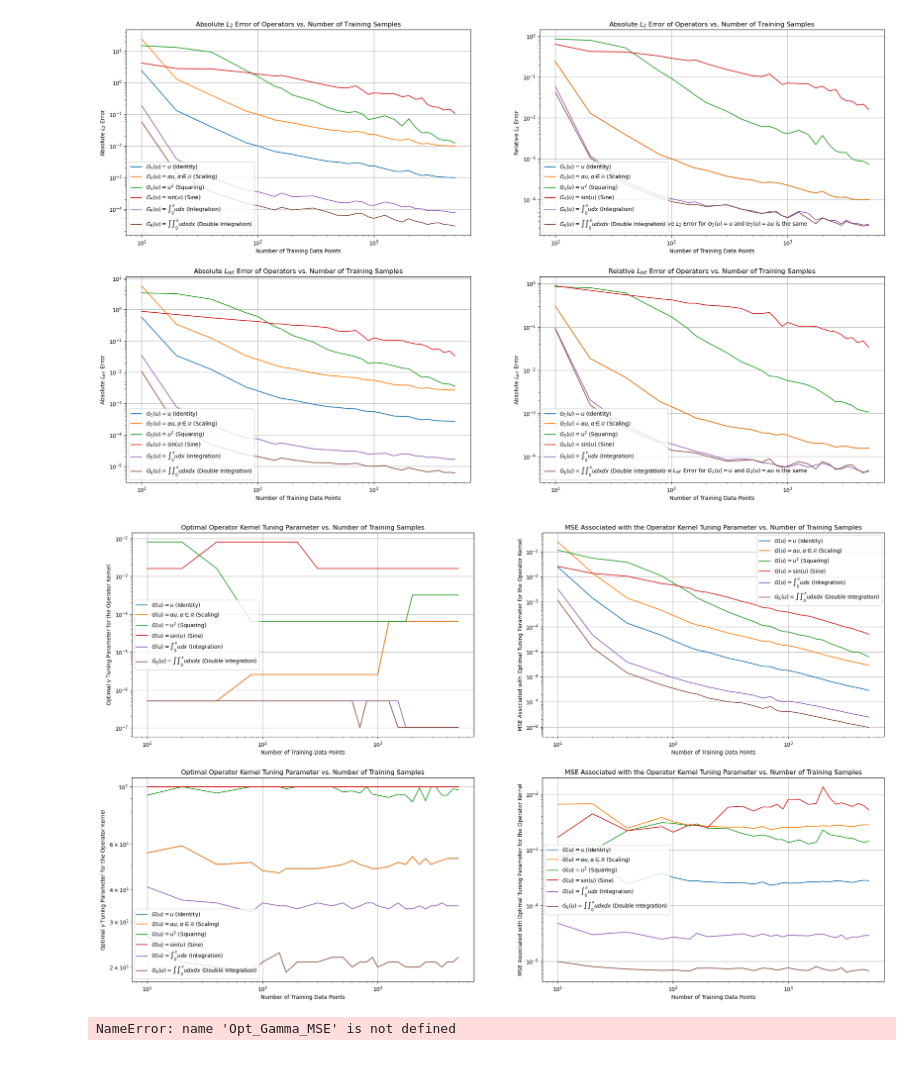
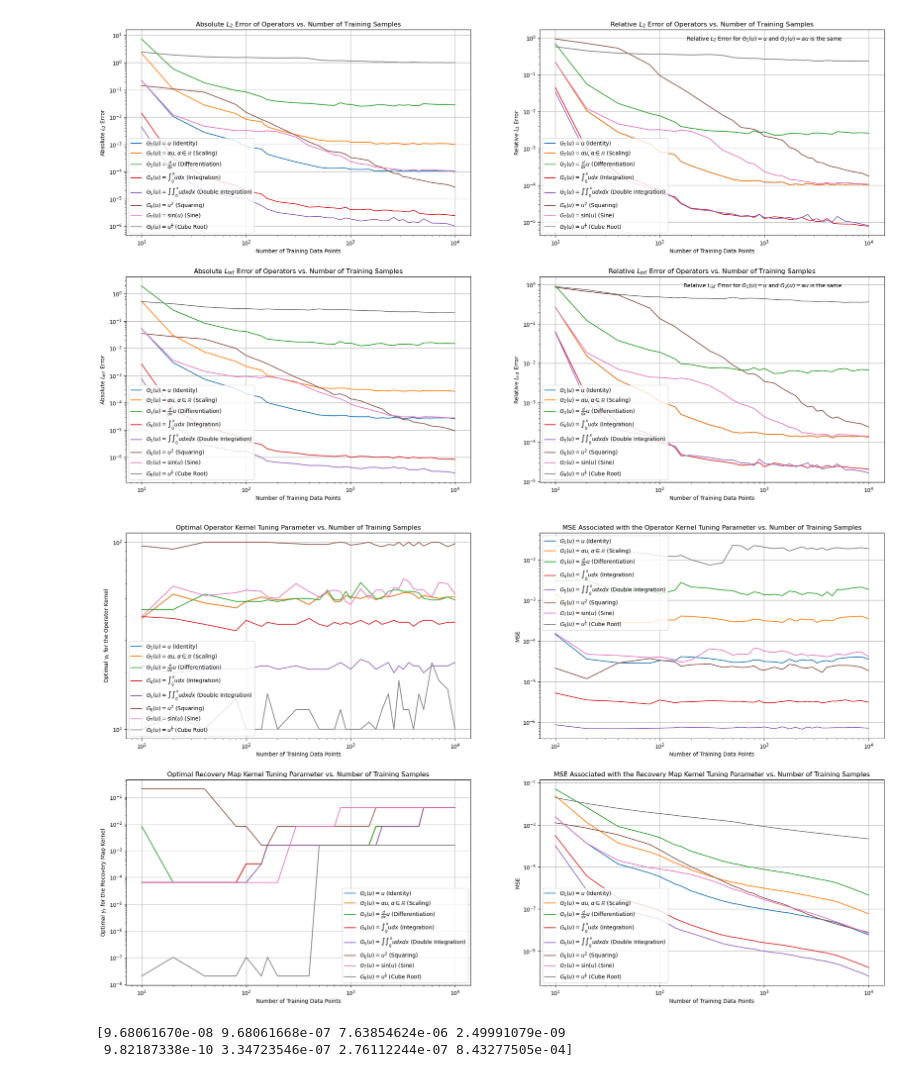
Before and after one commit to Levent-Batakci/OpL, a Jupyter notebook: KernelMethod_GP_Error.ipynb, the cells around one changed output. Cells and saved outputs as stored; diff of their text form; code cells hidden in the pictures.

Commit message:
Included Additional Operators and Normalized Inputs

```diff
--- a/KernelMethod_GP_Error.ipynb
+++ b/KernelMethod_GP_Error.ipynb
@@ -161,11 +193,15 @@ def Data_vals(N):
       xi = np.random.randn(N_mesh)
       u_test [:, i] = np.dot(Cov_matrix_sqrt, xi)
 
+    u_train = u_train*1./np.linalg.norm(u_train, axis=0)
+    u_test = u_test*1./np.linalg.norm(u_test, axis=0)
+
     return u_train, u_test, N_train, N_test
 # %%
 ## Training and test functions
-N = [10, 20, 40, 80, 100, 140, 160, 200, 300, 400, 500, 600, 700, 800, 900, 1000, 1250, 1500, 1750, 2000, 2300, 2600, 2900, 3200, 3600, 4000, 4500, 5000]
-Errs_op_mesh = np.zeros((6,10,len(N)))
+N = [10, 20, 40, 80, 100, 140, 160, 200, 300, 400, 500, 600, 700, 800, 900, 1000, 1250, 1500, 1750, 2000, 2300, 2600, 2900, 3200, 3600, 4000, 4500, 5000, 6000, 7000, 8500, 10000]
+Num_ops = 8
+Errs_op_mesh = np.zeros((Num_ops,10,len(N)))
 
 for i in range(0,len(N)):
     u_train, u_test, N_train, N_test = Data_vals(N[i])
@@ -216,60 +252,61 @@ fig.set_size_inches(25,15)
 #ax[0,1].legend(['$G(u) = u$ (Identity)', r'$G(u) = \alpha u, \alpha \in \mathbb{R}$ (Scaling)', '$G(u) = u^2$ (Squaring)', '$G(u) = \sin(u)$ (Sine)', '$G(u) = \int_0^x u dx$ (Integration)'])
 #ax[0,1].grid()
 
-ax[0,0].loglog(np.outer(np.ones((6,)),N).T,L2_Errs.T)
+ax[0,0].loglog(np.outer(np.ones((Num_ops,)),N).T,L2_Errs.T)
 ax[0,0].set( xlabel ='Number of Training Data Points', ylabel='Absolute $L_2$ Error', title = "Absolute $L_2$ Error of Operators vs. Number of Training Samples")
-ax[0,0].legend(['$G_1(u) = u$ (Identity)', r'$G_2(u) = \alpha u, \alpha \in \mathbb{R}$ (Scaling)', '$G_3(u) = u^2$ (Squaring)', '$G_4(u) = \sin(u)$ (Sine)', '$G_5(u) = \int_0^x u dx$ (Integration)', '$G_6(u) = \int \int_0^x u dx dx$ (Double Integration)'])
+ax[0,0].legend(['$G_1(u) = u$ (Identity)', r'$G_2(u) = \alpha u, \alpha \in \mathbb{R}$ (Scaling)', '$G_3(u) = \\frac{d}{dx} u$ (Differentiation)', '$G_4(u) = \int_0^x u dx$ (Integration)', '$G_5(u) = \int \int_0^x u dx dx$ (Double Integration)','$G_6(u) = u^2$ (Squaring)', '$G_7(u) = \sin(u)$ (Sine)','$G_8(u) = u^{\\frac{1}{3}}$ (Cube Root)'])
 ax[0,0].grid()
 
-ax[0,1].loglog(np.outer(np.ones((6,)),N).T,L2_Errs_Rel.T)
-ax[0,1].set( xlabel ='Number of Training Data Points', ylabel='Relative $L_2$ Error', title = "Absolute $L_2$ Error of Operators vs. Number of Training Samples")
-ax[0,1].legend(['$G_1(u) = u$ (Identity)', r'$G_2(u) = \alpha u, \alpha \in \mathbb{R}$ (Scaling)', '$G_3(u) = u^2$ (Squaring)', '$G_4(u) = \sin(u)$ (Sine)', '$G_5(u) = \int_0^x u dx$ (Integration)', '$G_6(u) = \int \int_0^x u dx dx$ (Double Integration)'])
+ax[0,1].loglog(np.outer(np.ones((Num_ops,)),N).T,L2_Errs_Rel.T)
+ax[0,1].set( xlabel ='Number of Training Data Points', ylabel='Relative $L_2$ Error', title = "Relative $L_2$ Error of Operators vs. Number of Training Samples")
+ax[0,1].legend(['$G_1(u) = u$ (Identity)', r'$G_2(u) = \alpha u, \alpha \in \mathbb{R}$ (Scaling)', '$G_3(u) = \\frac{d}{dx} u$ (Differentiation)', '$G_4(u) = \int_0^x u dx$ (Integration)', '$G_5(u) = \int \int_0^x u dx dx$ (Double Integration)','$G_6(u) = u^2$ (Squaring)', '$G_7(u) = \sin(u)$ (Sine)','$G_8(u) = u^{\\frac{1}{3}}$ (Cube Root)'])
 ax[0,1].grid()
-ax[0,1].annotate('Relative $L_2$ Error for $G_1(u) = u$ and $G_2(u) = au$ is the same', xy=(0.8, 0), xycoords='axes fraction', xytext=(-20, 20), textcoords='offset pixels', horizontalalignment='right', verticalalignment='bottom')
+ax[0,1].annotate('Relative $L_2$ Error for $G_1(u) = u$ and $G_2(u) = au$ is the same', xy=(0.9, 0.9), xycoords='axes fraction', xytext=(-20, 20), textcoords='offset pixels', horizontalalignment='right', verticalalignment='bottom')
 
-ax[1,0].loglog(np.outer(np.ones((6,)),N).T,Linf_Errs.T)
+ax[1,0].loglog(np.outer(np.ones((Num_ops,)),N).T,Linf_Errs.T)
 ax[1,0].set( xlabel ='Number of Training Data Points', ylabel='Absolute $L_\inf$ Error', title = "Absolute $L_\inf$ Error of Operators vs. Number of Training Samples")
-ax[1,0].legend(['$G_1(u) = u$ (Identity)', r'$G_2(u) = \alpha u, \alpha \in \mathbb{R}$ (Scaling)', '$G_3(u) = u^2$ (Squaring)', '$G_4(u) = \sin(u)$ (Sine)', '$G_5(u) = \int_0^x u dx$ (Integration)', '$G_6(u) = \int \int_0^x u dx dx$ (Double Integration)'])
+ax[1,0].legend(['$G_1(u) = u$ (Identity)', r'$G_2(u) = \alpha u, \alpha \in \mathbb{R}$ (Scaling)', '$G_3(u) = \\frac{d}{dx} u$ (Differentiation)', '$G_4(u) = \int_0^x u dx$ (Integration)', '$G_5(u) = \int \int_0^x u dx dx$ (Double Integration)','$G_6(u) = u^2$ (Squaring)', '$G_7(u) = \sin(u)$ (Sine)','$G_8(u) = u^{\\frac{1}{3}}$ (Cube Root)'])
 ax[1,0].grid()
 
-ax[1,1].loglog(np.outer(np.ones((6,)),N).T,Linf_Errs_Rel.T)
-ax[1,1].set( xlabel ='Number of Training Data Points', ylabel='Absolute $L_\inf$ Error', title = "Relative $L_\inf$ Error of Operators vs. Number of Training Samples")
-ax[1,1].legend(['$G_1(u) = u$ (Identity)', r'$G_2(u) = \alpha u, \alpha \in \mathbb{R}$ (Scaling)', '$G_3(u) = u^2$ (Squaring)', '$G_4(u) = \sin(u)$ (Sine)', '$G_5(u) = \int_0^x u dx$ (Integration)', '$G_6(u) = \int \int_0^x u dx dx$ (Double Integration)'])
+ax[1,1].loglog(np.outer(np.ones((Num_ops,)),N).T,Linf_Errs_Rel.T)
+ax[1,1].set( xlabel ='Number of Training Data Points', ylabel='Relative $L_\inf$ Error', title = "Relative $L_\inf$ Error of Operators vs. Number of Training Samples")
+ax[1,1].legend(['$G_1(u) = u$ (Identity)', r'$G_2(u) = \alpha u, \alpha \in \mathbb{R}$ (Scaling)', '$G_3(u) = \\frac{d}{dx} u$ (Differentiation)', '$G_4(u) = \int_0^x u dx$ (Integration)', '$G_5(u) = \int \int_0^x u dx dx$ (Double Integration)','$G_6(u) = u^2$ (Squaring)', '$G_7(u) = \sin(u)$ (Sine)','$G_8(u) = u^{\\frac{1}{3}}$ (Cube Root)'])
 ax[1,1].grid()
-ax[1,1].annotate('Relative $L_\inf$ Error for $G_1(u) = u$ and $G_2(u) = au$ is the same', xy=(0.8, 0), xycoords='axes fraction', xytext=(-20, 20), textcoords='offset pixels', horizontalalignment='right', verticalalignment='bottom')
+ax[1,1].annotate('Relative $L_\inf$ Error for $G_1(u) = u$ and $G_2(u) = au$ is the same', xy=(0.9, 0.9), xycoords='axes fraction', xytext=(-20, 20), textcoords='offset pixels', horizontalalignment='right', verticalalignment='bottom')
 
 
-fig.savefig('Error_Plots_V6.png', dpi=300, bbox_inches='tight')
+fig.savefig('Error_Plots_F1.png', dpi=300, bbox_inches='tight')
 # %% [output]
-[figure, old version]
+[figure, new version]
 # %%
 fig1, ax1 = plt.subplots(2,2)
 fig1.set_size_inches(25,15)
 
-ax1[0,0].loglog(np.outer(np.ones((6,)),N).T,Opt_Gamma_s.T)
-ax1[0,0].set( xlabel ='Number of Training Data Points', ylabel='Optimal $\gamma$ Tuning Parameter for the Operator Kernel', title = "Optimal Operator Kernel Tuning Parameter vs. Number of Training Samples")
-ax1[0,0].legend(['$G(u) = u$ (Identity)', r'$G(u) = \alpha u, \alpha \in \mathbb{R}$ (Scaling)', '$G(u) = u^2$ (Squaring)', '$G(u) = \sin(u)$ (Sine)', '$G(u) = \int_0^x u dx$ (Integration)', '$G_6(u) = \int \int_0^x u dx dx$ (Double Integration)'])
+ax1[0,0].loglog(np.outer(np.ones((Num_ops,)),N).T,Opt_Gamma_k.T)
+ax1[0,0].set( xlabel ='Number of Training Data Points', ylabel='Optimal $\gamma_k$ for the Operator Kernel', title = "Optimal Operator Kernel Tuning Parameter vs. Number of Training Samples")
+ax1[0,0].legend(['$G_1(u) = u$ (Identity)', r'$G_2(u) = \alpha u, \alpha \in \mathbb{R}$ (Scaling)', '$G_3(u) = \\frac{d}{dx} u$ (Differentiation)', '$G_4(u) = \int_0^x u dx$ (Integration)', '$G_5(u) = \int \int_0^x u dx dx$ (Double Integration)','$G_6(u) = u^2$ (Squaring)', '$G_7(u) = \sin(u)$ (Sine)','$G_8(u) = u^{\\frac{1}{3}}$ (Cube Root)'])
 ax1[0,0].grid()
 
-ax1[0,1].loglog(np.outer(np.ones((6,)),N).T,Opt_MSE_s.T)
-ax1[0,1].set( xlabel ='Number of Training Data Points', ylabel='MSE Associated with Optimal Tuning Parameter for the Operator Kernel', title = "MSE Associated with the Operator Kernel Tuning Parameter vs. Number of Training Samples")
-ax1[0,1].legend(['$G(u) = u$ (Identity)', r'$G(u) = \alpha u, \alpha \in \mathbb{R}$ (Scaling)', '$G(u) = u^2$ (Squaring)', '$G(u) = \sin(u)$ (Sine)', '$G(u) = \int_0^x u dx$ (Integration)', '$G_6(u) = \int \int_0^x u dx dx$ (Double Integration)'])
+ax1[0,1].loglog(np.outer(np.ones((Num_ops,)),N).T,Opt_MSE_k.T)
+ax1[0,1].set( xlabel ='Number of Training Data Points', ylabel='MSE', title = "MSE Associated with the Operator Kernel Tuning Parameter vs. Number of Training Samples")
+ax1[0,1].legend(['$G_1(u) = u$ (Identity)', r'$G_2(u) = \alpha u, \alpha \in \mathbb{R}$ (Scaling)', '$G_3(u) = \\frac{d}{dx} u$ (Differentiation)', '$G_4(u) = \int_0^x u dx$ (Integration)', '$G_5(u) = \int \int_0^x u dx dx$ (Double Integration)','$G_6(u) = u^2$ (Squaring)', '$G_7(u) = \sin(u)$ (Sine)','$G_8(u) = u^{\\frac{1}{3}}$ (Cube Root)'])
 ax1[0,1].grid()
 
-ax1[1,0].loglog(np.outer(np.ones((6,)),N).T,Opt_Gamma_k.T)
-ax1[1,0].set( xlabel ='Number of Training Data Points', ylabel='Optimal $\gamma$ Tuning Parameter for the Operator Kernel', title = "Optimal Operator Kernel Tuning Parameter vs. Number of Training Samples")
-ax1[1,0].legend(['$G(u) = u$ (Identity)', r'$G(u) = \alpha u, \alpha \in \mathbb{R}$ (Scaling)', '$G(u) = u^2$ (Squaring)', '$G(u) = \sin(u)$ (Sine)', '$G(u) = \int_0^x u dx$ (Integration)', '$G_6(u) = \int \int_0^x u dx dx$ (Double Integration)'])
+ax1[1,0].loglog(np.outer(np.ones((Num_ops,)),N).T,Opt_Gamma_s.T)
+ax1[1,0].set( xlabel ='Number of Training Data Points', ylabel='Optimal $\gamma_s$ for the Recovery Map Kernel', title = "Optimal Recovery Map Kernel Tuning Parameter vs. Number of Training Samples")
+ax1[1,0].legend(['$G_1(u) = u$ (Identity)', r'$G_2(u) = \alpha u, \alpha \in \mathbb{R}$ (Scaling)', '$G_3(u) = \\frac{d}{dx} u$ (Differentiation)', '$G_4(u) = \int_0^x u dx$ (Integration)', '$G_5(u) = \int \int_0^x u dx dx$ (Double Integration)','$G_6(u) = u^2$ (Squaring)', '$G_7(u) = \sin(u)$ (Sine)','$G_8(u) = u^{\\frac{1}{3}}$ (Cube Root)'])
 ax1[1,0].grid()
 
-ax1[1,1].loglog(np.outer(np.ones((6,)),N).T,Opt_MSE_k.T)
-ax1[1,1].set( xlabel ='Number of Training Data Points', ylabel='MSE Associated with Optimal Tuning Parameter for the Operator Kernel', title = "MSE Associated with the Operator Kernel Tuning Parameter vs. Number of Training Samples")
-ax1[1,1].legend(['$G(u) = u$ (Identity)', r'$G(u) = \alpha u, \alpha \in \mathbb{R}$ (Scaling)', '$G(u) = u^2$ (Squaring)', '$G(u) = \sin(u)$ (Sine)', '$G(u) = \int_0^x u dx$ (Integration)', '$G_6(u) = \int \int_0^x u dx dx$ (Double Integration)'])
+ax1[1,1].loglog(np.outer(np.ones((Num_ops,)),N).T,Opt_MSE_s.T)
+ax1[1,1].set( xlabel ='Number of Training Data Points', ylabel='MSE', title = "MSE Associated with the Recovery Map Kernel Tuning Parameter vs. Number of Training Samples")
+ax1[1,1].legend(['$G_1(u) = u$ (Identity)', r'$G_2(u) = \alpha u, \alpha \in \mathbb{R}$ (Scaling)', '$G_3(u) = \\frac{d}{dx} u$ (Differentiation)', '$G_4(u) = \int_0^x u dx$ (Integration)', '$G_5(u) = \int \int_0^x u dx dx$ (Double Integration)','$G_6(u) = u^2$ (Squaring)', '$G_7(u) = \sin(u)$ (Sine)','$G_8(u) = u^{\\frac{1}{3}}$ (Cube Root)'])
 ax1[1,1].grid()
 
-fig.savefig('Opt_Gamma_MSE_2.png', dpi=300, bbox_inches='tight')
+fig1.savefig('Opt_Gamma_MSE_F.png', dpi=300, bbox_inches='tight')
 # %% [output]
-[figure, old version]
+[figure, new version]
 # %%
-print(Opt_Gamma_MSE[:,15])
+print(Opt_MSE_s[:,15])
 # %% [output]
-NameError: name 'Opt_Gamma_MSE' is not defined
+[9.68061670e-08 9.68061668e-07 7.63854624e-06 2.49991079e-09
+ 9.82187338e-10 3.34723546e-07 2.76112244e-07 8.43277505e-04]
```
Also changed, not shown: parts of 4 cells of this notebook, 3 other files.
